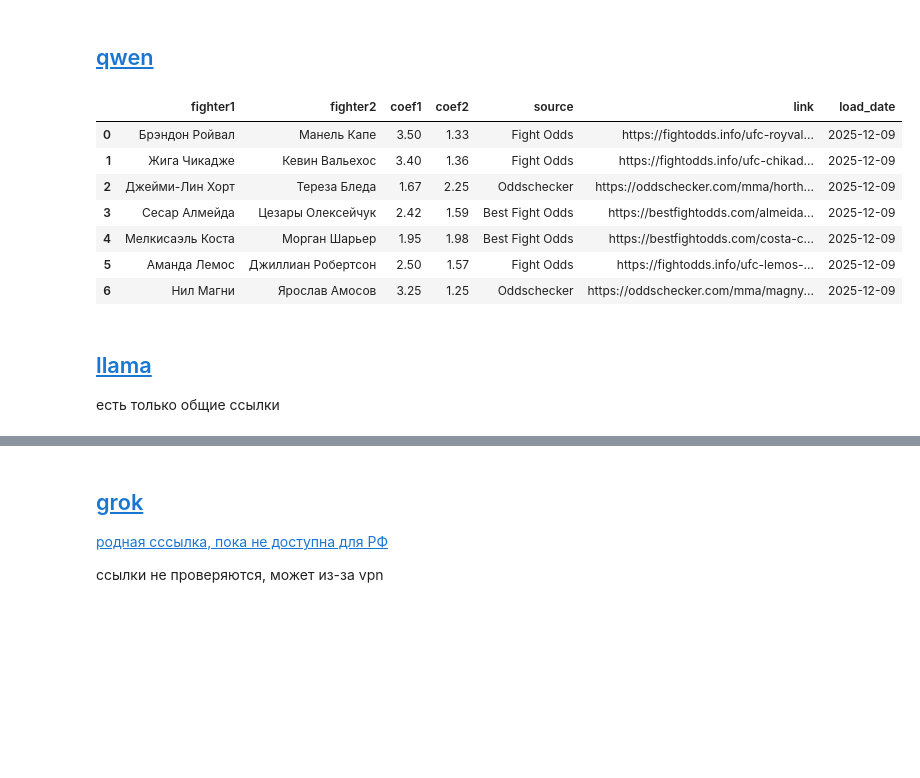
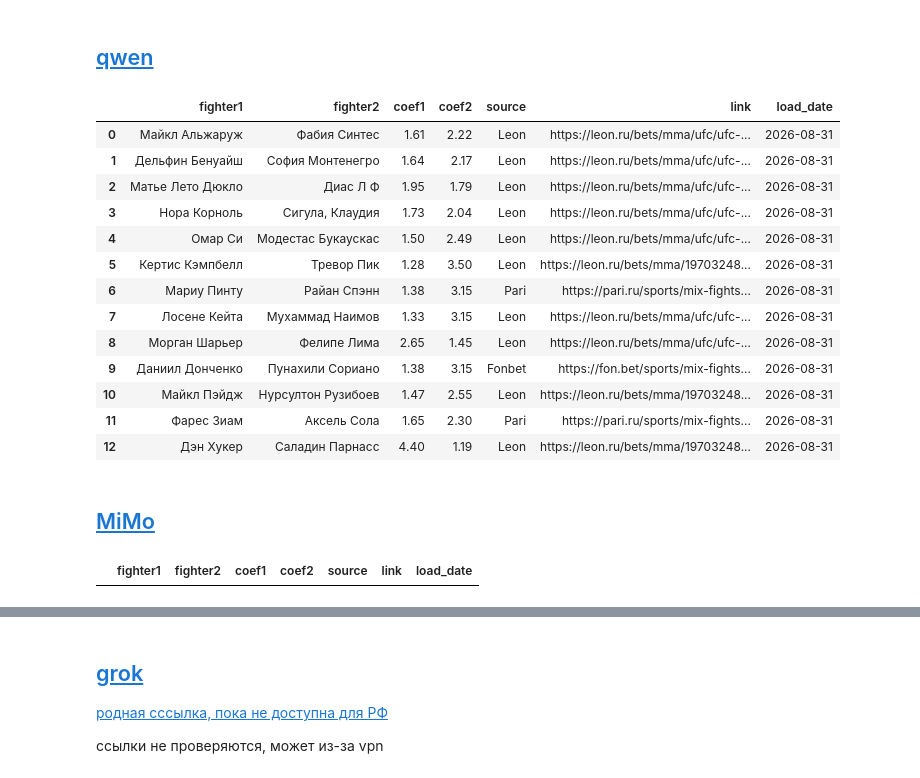
Before and after one commit to dtanalytic/ufc, a Jupyter notebook: notebooks/downloads.ipynb, the cells around one changed output, grey strips where cells are left out. Cells and saved outputs as stored; diff of their text form; code cells hidden in the pictures; blank space fills up the shorter version.

```diff
--- a/notebooks/downloads.ipynb
+++ b/notebooks/downloads.ipynb
@@ -232,14 +286,3 @@ rank_df[(rank_df.division_name=='Вне зависимости от катего
 # Topology rankings
 # %%
 from datetime import datetime
-# %%
-from selenium import webdriver
-from selenium.webdriver.chrome.service import Service
-
-PROXY = "147.45.227.230:4080"          # <host>:<port>
-
-chrome_options = webdriver.ChromeOptions()
-chrome_options.add_argument(f'--proxy-server=http://{PROXY}')   # http
-
-service = Service(r'c:\work\dev\python\progs\utils\chromedriver.exe')
-browser = webdriver.Chrome(service=service, options=chrome_options)
@@ -340,13 +386,2 @@ rank_big_df.shape, rank_big_old_df.shape
 # %% [markdown]
 # Статистика бойцов
-# %%
-from selenium import webdriver
-from selenium.webdriver.chrome.service import Service
-
-PROXY = "147.45.227.230:4080"          # <host>:<port>
-
-chrome_options = webdriver.ChromeOptions()
-chrome_options.add_argument(f'--proxy-server=http://{PROXY}')   # http
-
-service = Service(r'c:\work\dev\python\progs\utils\chromedriver.exe')
-browser = webdriver.Chrome(service=service, options=chrome_options)
@@ -768,28 +804,48 @@ perp_df
 ## [qwen](https://chat.qwen.ai/)
 # %%
 csv_like = '''
+
 fighter1,fighter2,coef1,coef2,source,link,load_date
-Брэндон Ройвал,Манель Капе,3.50,1.33,Fight Odds,https://fightodds.info/ufc-royval-kape,2025-12-09
-Жига Чикадже,Кевин Вальехос,3.40,1.36,Fight Odds,https://fightodds.info/ufc-chikadze-vallejos,2025-12-09
-Джейми-Лин Хорт,Тереза Бледа,1.67,2.25,Oddschecker,https://oddschecker.com/mma/horth-bleda,2025-12-09
-Сесар Алмейда,Цезары Олексейчук,2.42,1.59,Best Fight Odds,https://bestfightodds.com/almeida-oleksiejczuk,2025-12-09
-Мелкисаэль Коста,Морган Шарьер,1.95,1.98,Best Fight Odds,https://bestfightodds.com/costa-charriere,2025-12-09
-Аманда Лемос,Джиллиан Робертсон,2.50,1.57,Fight Odds,https://fightodds.info/ufc-lemos-robertson,2025-12-09
-Нил Магни,Ярослав Амосов,3.25,1.25,Oddschecker,https://oddschecker.com/mma/magny-amosov,2025-12-09
+Майкл Альжаруж,Фабия Синтес,1.61,2.22,Leon,https://leon.ru/bets/mma/ufc/ufc-fight-night-hooker-vs-parnasse/1970324853122660-aljarouj-michael-sintes-fabia,2026-08-31
+Дельфин Бенуайш,София Монтенегро,1.64,2.17,Leon,https://leon.ru/bets/mma/ufc/ufc-fight-night-hooker-vs-parnasse/1970324853053554-benouaich-delphine-montenegro-sofia,2026-08-31
+Матье Лето Дюкло,Диас Л Ф,1.95,1.79,Leon,https://leon.ru/bets/mma/ufc/ufc-fight-night-hooker-vs-parnasse/1970324852868576-duclos-matthieu-letho-dias-luis-felipe,2026-08-31
+Нора Корноль,"Сигула, Клаудия",1.73,2.04,Leon,https://leon.ru/bets/mma/ufc/ufc-fight-night-hooker-vs-parnasse/1970324853122660-nora-cornolle-klaudia-sygula,2026-08-31
+Омар Си,Модестас Букаускас,1.50,2.49,Leon,https://leon.ru/bets/mma/ufc/ufc-fight-night-hooker-vs-parnasse/1970324852975455-sy-oumar-bukauskas-modestas,2026-08-31
+Кертис Кэмпбелл,Тревор Пик,1.28,3.50,Leon,https://leon.ru/bets/mma/1970324836974960-ufc,2026-08-31
+Мариу Пинту,Райан Спэнн,1.38,3.15,Pari,https://pari.ru/sports/mix-fights/category/ufc/145585/67628592,2026-08-31
+Лосене Кейта,Мухаммад Наимов,1.33,3.15,Leon,https://leon.ru/bets/mma/ufc/ufc-fight-night-hooker-vs-parnasse/1970324852975469-keita-losene-naimov-muhammadjon,2026-08-31
+Морган Шарьер,Фелипе Лима,2.65,1.45,Leon,https://leon.ru/bets/mma/ufc/ufc-fight-night-hooker-vs-parnasse/1970324852868577-charriere-morgan-lima-felipe,2026-08-31
+Даниил Донченко,Пунахили Сориано,1.38,3.15,Fonbet,https://fon.bet/sports/mix-fights/category/ufc/145585/67627424,2026-08-31
+Майкл Пэйдж,Нурсултон Рузибоев,1.47,2.55,Leon,https://leon.ru/bets/mma/1970324836974960-ufc,2026-08-31
+Фарес Зиам,Аксель Сола,1.65,2.30,Pari,https://pari.ru/sports/mix-fights/category/ufc,2026-08-31
+Дэн Хукер,Саладин Парнасс,4.40,1.19,Leon,https://leon.ru/bets/mma/1970324836974960-ufc,2026-08-31
 
 '''
 qwen_df = pd.read_csv(StringIO(csv_like), sep=',')
 qwen_df
 # %% [output]
 |  | fighter1 | fighter2 | coef1 | coef2 | source | link | load_date |
-| 0 | Брэндон Ройвал | Манель Капе | 3.50 | 1.33 | Fight Odds | https://fightodds.info/ufc-royval... | 2025-12-09 |
-| 1 | Жига Чикадже | Кевин Вальехос | 3.40 | 1.36 | Fight Odds | https://fightodds.info/ufc-chikad... | 2025-12-09 |
-| 2 | Джейми-Лин Хорт | Тереза Бледа | 1.67 | 2.25 | Oddschecker | https://oddschecker.com/mma/horth... | 2025-12-09 |
-| 3 | Сесар Алмейда | Цезары Олексейчук | 2.42 | 1.59 | Best Fight Odds | https://bestfightodds.com/almeida... | 2025-12-09 |
-| 4 | Мелкисаэль Коста | Морган Шарьер | 1.95 | 1.98 | Best Fight Odds | https://bestfightodds.com/costa-c... | 2025-12-09 |
-| 5 | Аманда Лемос | Джиллиан Робертсон | 2.50 | 1.57 | Fight Odds | https://fightodds.info/ufc-lemos-... | 2025-12-09 |
-| 6 | Нил Магни | Ярослав Амосов | 3.25 | 1.25 | Oddschecker | https://oddschecker.com/mma/magny... | 2025-12-09 |
+| 0 | Майкл Альжаруж | Фабия Синтес | 1.61 | 2.22 | Leon | https://leon.ru/bets/mma/ufc/ufc-... | 2026-08-31 |
+| 1 | Дельфин Бенуайш | София Монтенегро | 1.64 | 2.17 | Leon | https://leon.ru/bets/mma/ufc/ufc-... | 2026-08-31 |
+| 2 | Матье Лето Дюкло | Диас Л Ф | 1.95 | 1.79 | Leon | https://leon.ru/bets/mma/ufc/ufc-... | 2026-08-31 |
+| 3 | Нора Корноль | Сигула, Клаудия | 1.73 | 2.04 | Leon | https://leon.ru/bets/mma/ufc/ufc-... | 2026-08-31 |
+| 4 | Омар Си | Модестас Букаускас | 1.50 | 2.49 | Leon | https://leon.ru/bets/mma/ufc/ufc-... | 2026-08-31 |
+| 5 | Кертис Кэмпбелл | Тревор Пик | 1.28 | 3.50 | Leon | https://leon.ru/bets/mma/19703248... | 2026-08-31 |
+| 6 | Мариу Пинту | Райан Спэнн | 1.38 | 3.15 | Pari | https://pari.ru/sports/mix-fights... | 2026-08-31 |
+| 7 | Лосене Кейта | Мухаммад Наимов | 1.33 | 3.15 | Leon | https://leon.ru/bets/mma/ufc/ufc-... | 2026-08-31 |
+| 8 | Морган Шарьер | Фелипе Лима | 2.65 | 1.45 | Leon | https://leon.ru/bets/mma/ufc/ufc-... | 2026-08-31 |
+| 9 | Даниил Донченко | Пунахили Сориано | 1.38 | 3.15 | Fonbet | https://fon.bet/sports/mix-fights... | 2026-08-31 |
+| 10 | Майкл Пэйдж | Нурсултон Рузибоев | 1.47 | 2.55 | Leon | https://leon.ru/bets/mma/19703248... | 2026-08-31 |
+| 11 | Фарес Зиам | Аксель Сола | 1.65 | 2.30 | Pari | https://pari.ru/sports/mix-fights... | 2026-08-31 |
+| 12 | Дэн Хукер | Саладин Парнасс | 4.40 | 1.19 | Leon | https://leon.ru/bets/mma/19703248... | 2026-08-31 |
-# %% [markdown]
-## [llama](https://llama.online/chat)
-
-есть только общие ссылки
+# %% [markdown]
+## [MiMo](https://huggingface.co/chat/conversation/6a69d974823ecd27b35ce1b2)
+# %%
+csv_like = '''
+
+fighter1,fighter2,coef1,coef2,source,link,load_date
+'''
+mimo_df = pd.read_csv(StringIO(csv_like), sep=',')
+mimo_df
+# %% [output]
+|  | fighter1 | fighter2 | coef1 | coef2 | source | link | load_date |
```
Also changed, not shown: parts of 70 cells of this notebook, 17 other files.
